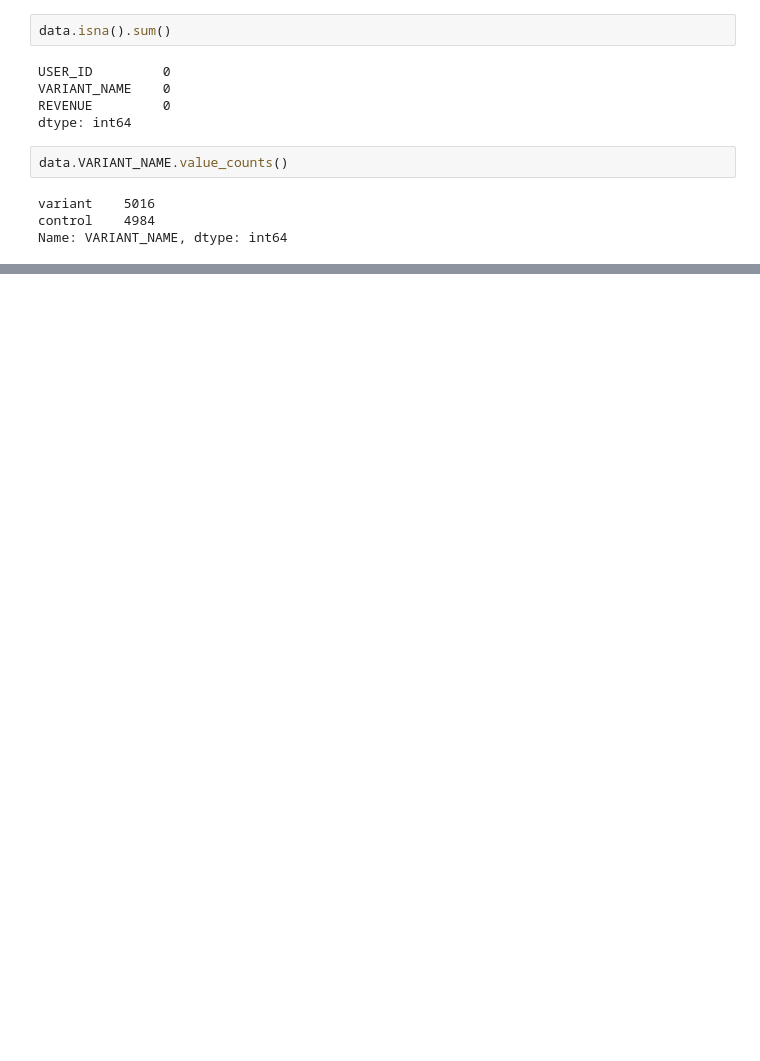
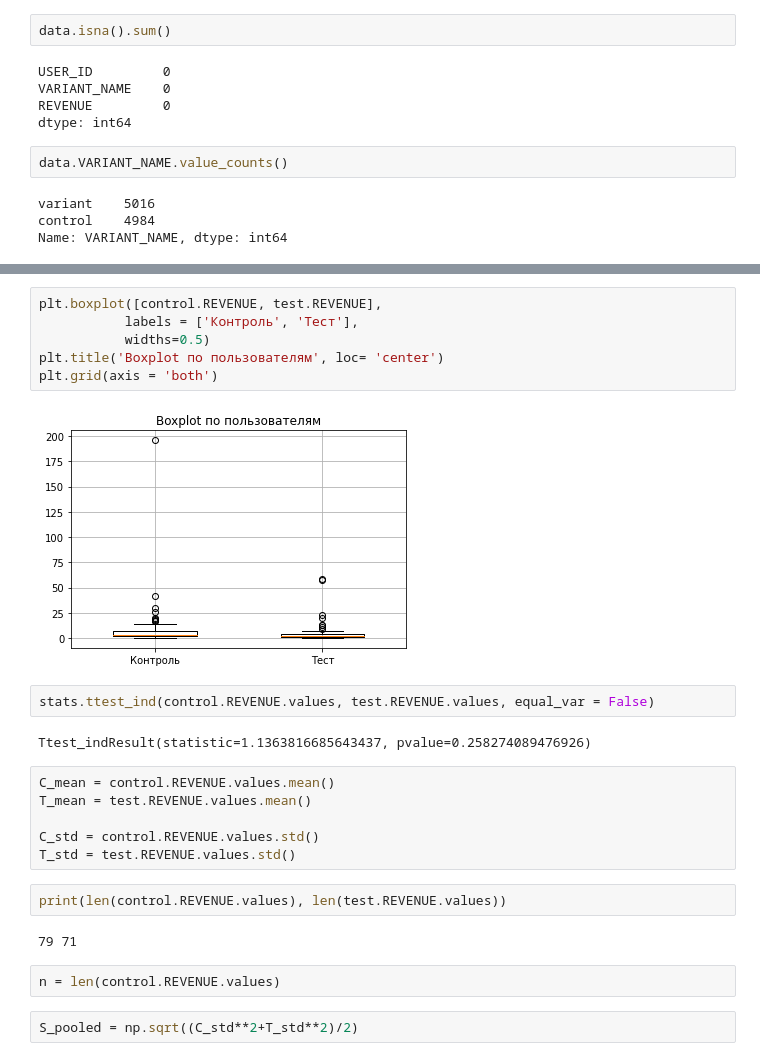
Before and after one commit to AntonMolchanov006/AB_Test_Results, a Jupyter notebook: test_result.ipynb, the cells around one changed output, grey strips where cells are left out. Cells and saved outputs as stored; diff of their text form; blank space fills up the shorter version.

```diff
--- a/test_result.ipynb
+++ b/test_result.ipynb
@@ -122,0 +214,26 @@ plt.show()
+# %%
+plt.boxplot([control.REVENUE, test.REVENUE],
+           labels = ['Контроль', 'Тест'],
+           widths=0.5)
+plt.title('Boxplot по пользователям', loc= 'center')
+plt.grid(axis = 'both')
+# %% [output]
+[figure, added]
+# %%
+stats.ttest_ind(control.REVENUE.values, test.REVENUE.values, equal_var = False)
+# %% [output]
+Ttest_indResult(statistic=1.1363816685643437, pvalue=0.258274089476926)
+# %%
+C_mean = control.REVENUE.values.mean()
+T_mean = test.REVENUE.values.mean()
+
+C_std = control.REVENUE.values.std()
+T_std = test.REVENUE.values.std()
+# %%
+print(len(control.REVENUE.values), len(test.REVENUE.values))
+# %% [output]
+79 71
+# %%
+n = len(control.REVENUE.values)
+# %%
+S_pooled = np.sqrt((C_std**2+T_std**2)/2)
```
Also changed, not shown: parts of 24 cells of this notebook.
